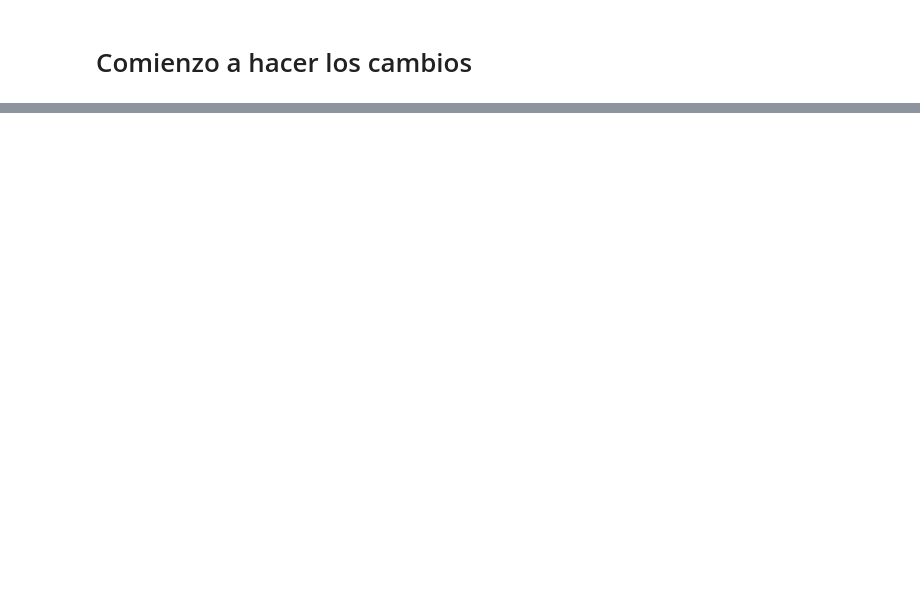
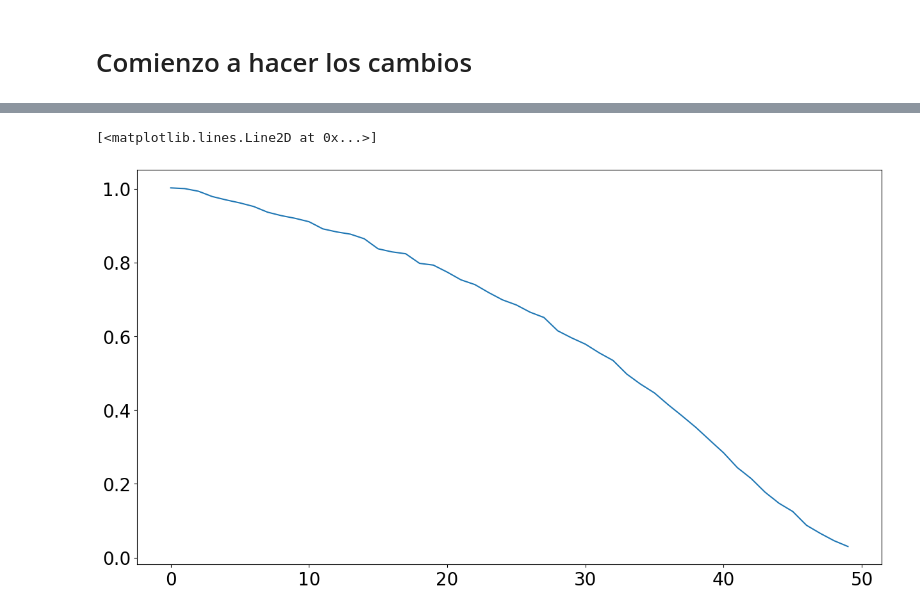
Before and after one commit to Modelizacion-de-Materiales/ModelizacionSolucionProblemas, a Jupyter notebook: Guia5-MC/Guia5-MC-python/SecondTry.ipynb, the cells around one changed output, grey strips where cells are left out. Cells and saved outputs as stored; diff of their text form; code cells hidden in the pictures; blank space fills up the shorter version.

```diff
--- a/Guia5-MC/Guia5-MC-python/SecondTry.ipynb
+++ b/Guia5-MC/Guia5-MC-python/SecondTry.ipynb
@@ -69,0 +93,5 @@ N = 16, totalflips = 500000, KT = 49, flips = 66, rejects = 499934
+# %%
+plt.plot(result[2][5e4]['EMEAN']/2**4/1e3)
+# %% [output]
+[<matplotlib.lines.Line2D at 0x...>]
+[figure, added]
```
Also changed, not shown: parts of 20 cells of this notebook, 1 other file.
